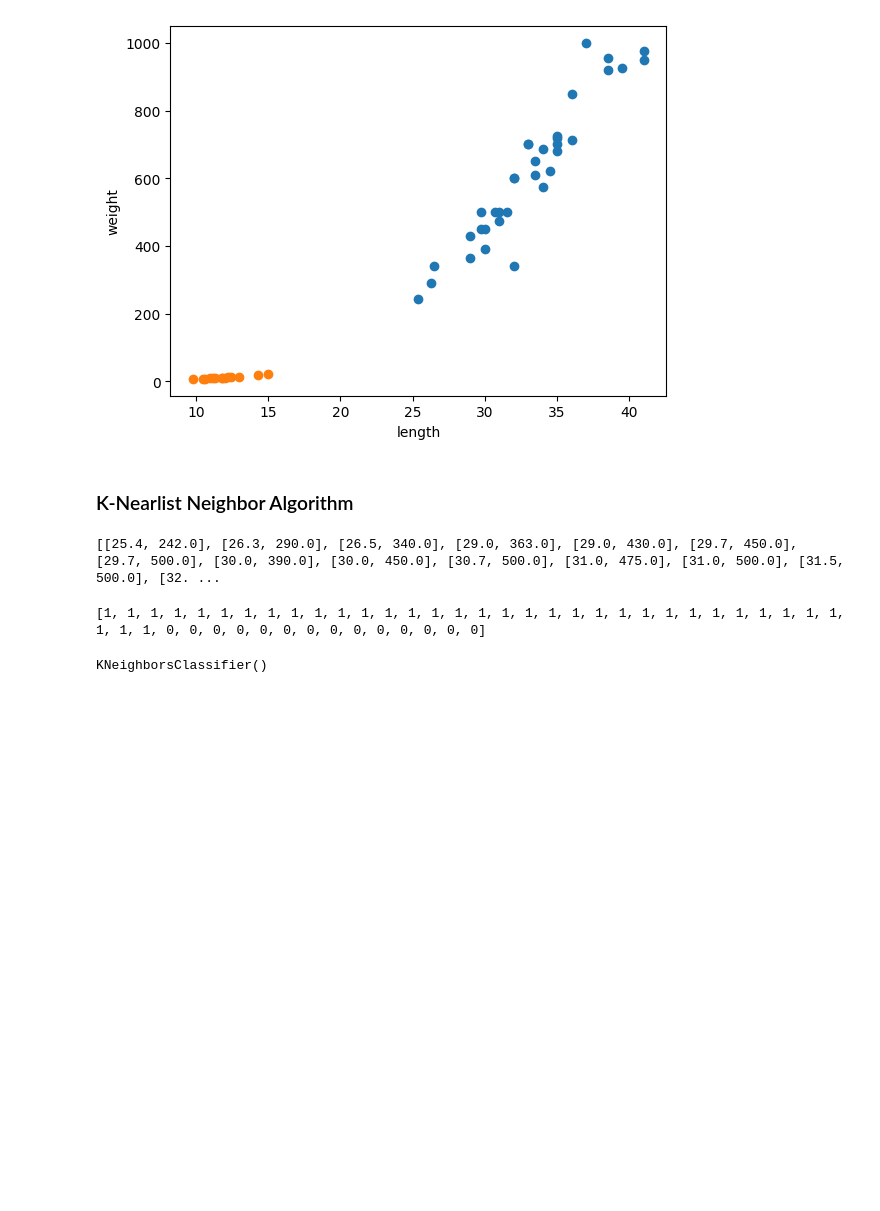
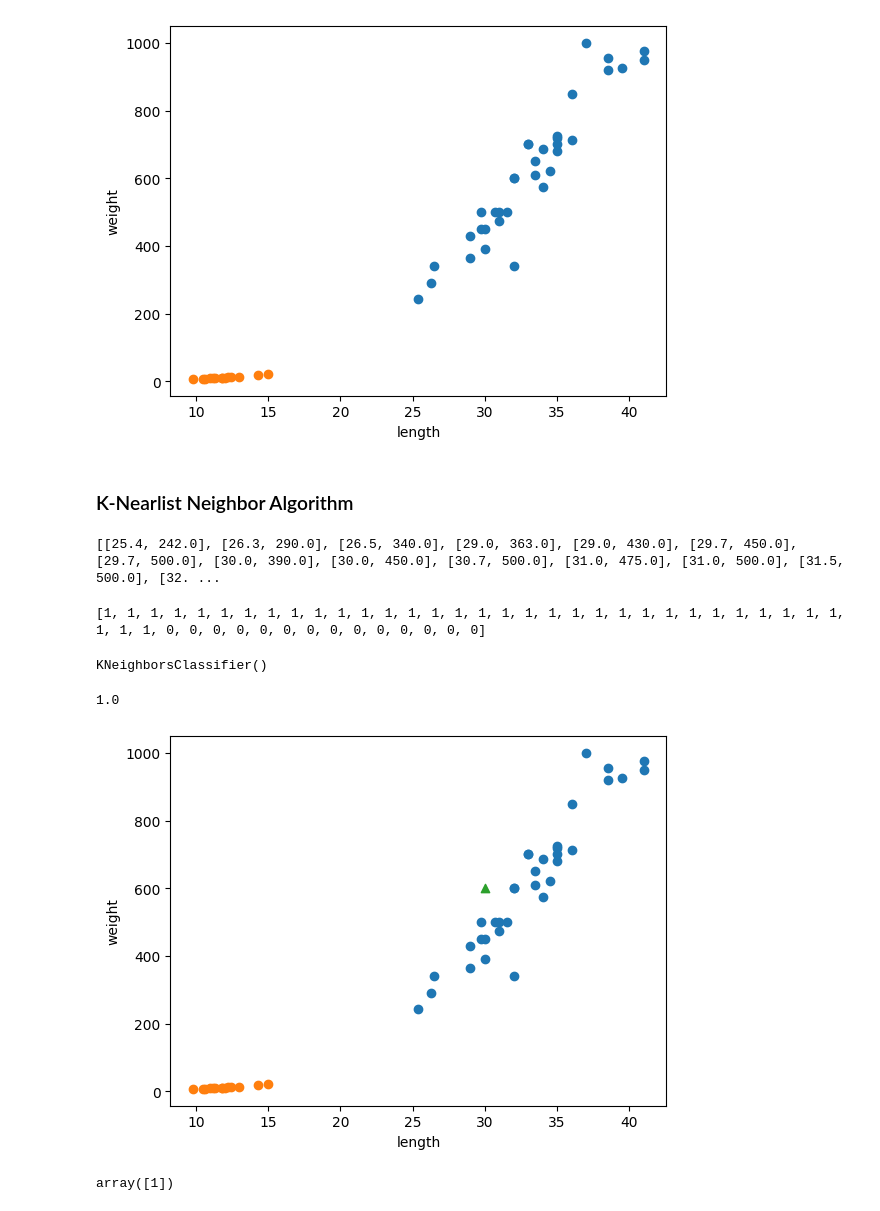
Before and after one commit to jameskaten/HonGong_Machine_Learning, a Jupyter notebook: 1_3_ML_Intro.ipynb, the cells around one changed output. Cells and saved outputs as stored; diff of their text form; code cells hidden in the pictures; blank space fills up the shorter version.

```diff
--- a/1_3_ML_Intro.ipynb
+++ b/1_3_ML_Intro.ipynb
@@ -64,2 +64,22 @@ kn.fit(fish_data, fish_target)  # Training 'fit', transfer the fish_data and fis
 # %% [output]
 KNeighborsClassifier()
+# %%
+kn.score(fish_data, fish_target)
+# %% [output]
+1.0
+# %%
+# K-Nearist Neighbor Algorithm
+# Guess what the triangle is...bream or smelt?
+
+plt.scatter(bream_length, bream_weight)
+plt.scatter(smelt_length, smelt_weight)
+plt.scatter(30, 600, marker='^')
+plt.xlabel('length')
+plt.ylabel('weight')
+plt.show()
+# %% [output]
+[figure, added]
+# %%
+kn.predict([[30, 600]]) # predict the answer
+# %% [output]
+array([1])
```
Also changed, not shown: parts of 7 cells of this notebook.
